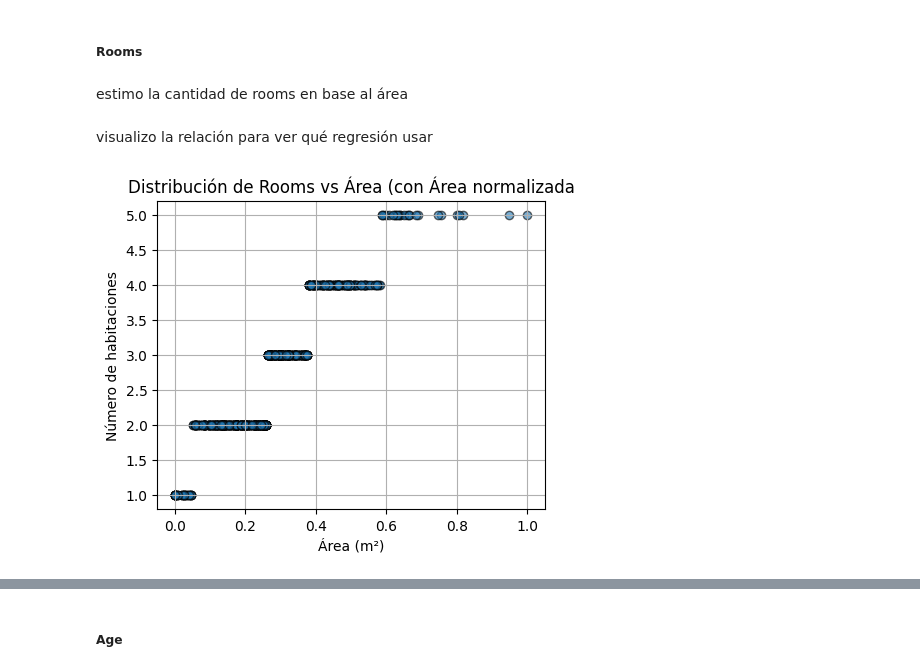
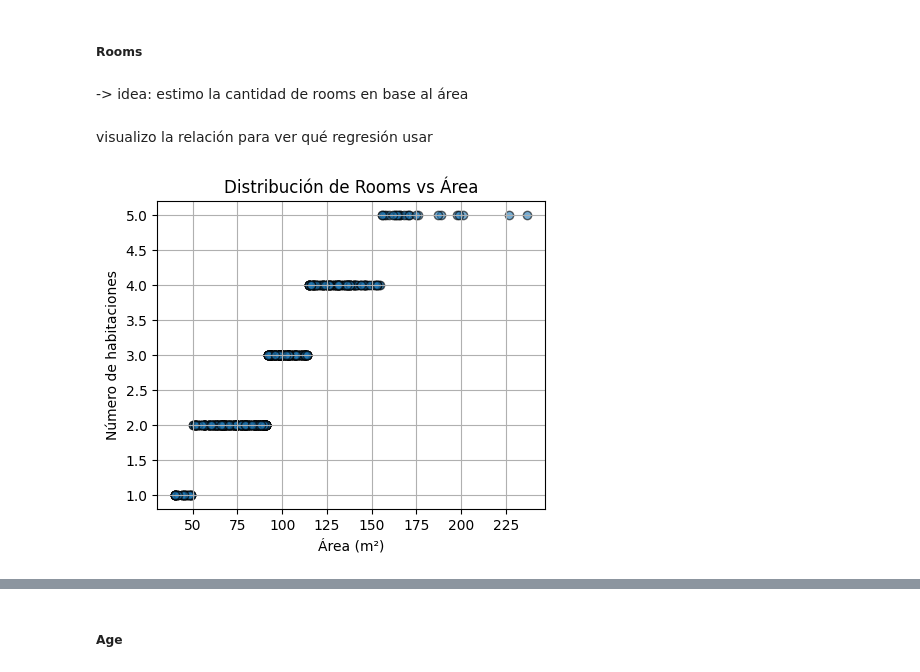
Before and after one commit to anatissera/Machine-Learning-Deep-Learning, a Jupyter notebook: Tissera_AnaPaula_TP1/Entrega_TP1.ipynb, the cells around one changed output, grey strips where cells are left out. Drawn from its saved outputs; the diff is of its cells as text; code cells hidden in the pictures.

```diff
--- a/Tissera_AnaPaula_TP1/Entrega_TP1.ipynb
+++ b/Tissera_AnaPaula_TP1/Entrega_TP1.ipynb
@@ -187,14 +175,14 @@ plot_correlation(casas_train_transformed, "the Scaled Train Set")
 # %% [markdown]
 ##### Rooms
 # %% [markdown]
-estimo la cantidad de rooms en base al área
+-> idea: estimo la cantidad de rooms en base al área
 # %% [markdown]
 visualizo la relación para ver qué regresión usar
 # %%
 from src.plotting import plot_rooms_vs_area
-# %%
-plot_rooms_vs_area(casas_train_transformed, '(con Área normalizada')
-# %% [output]
-[figure, removed]
+# %%
+plot_rooms_vs_area(casas_train_df)
+# %% [output]
+[figure, added]
 # %%
 from src.models import predict_rooms_train_test, predict_rooms_no_split, complete_missing_rooms_values
```
Also changed, not shown: parts of 52 cells of this notebook, 10 other files.
